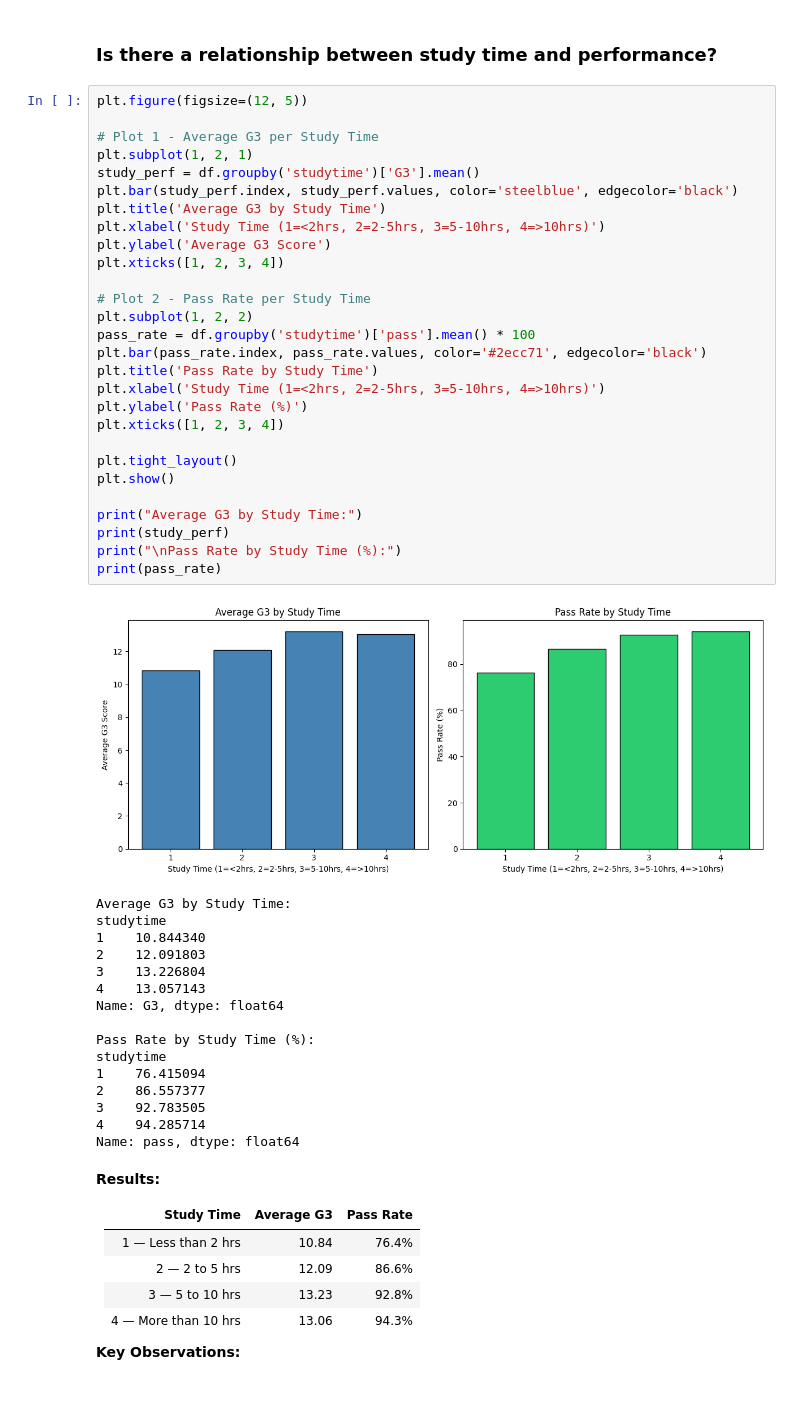
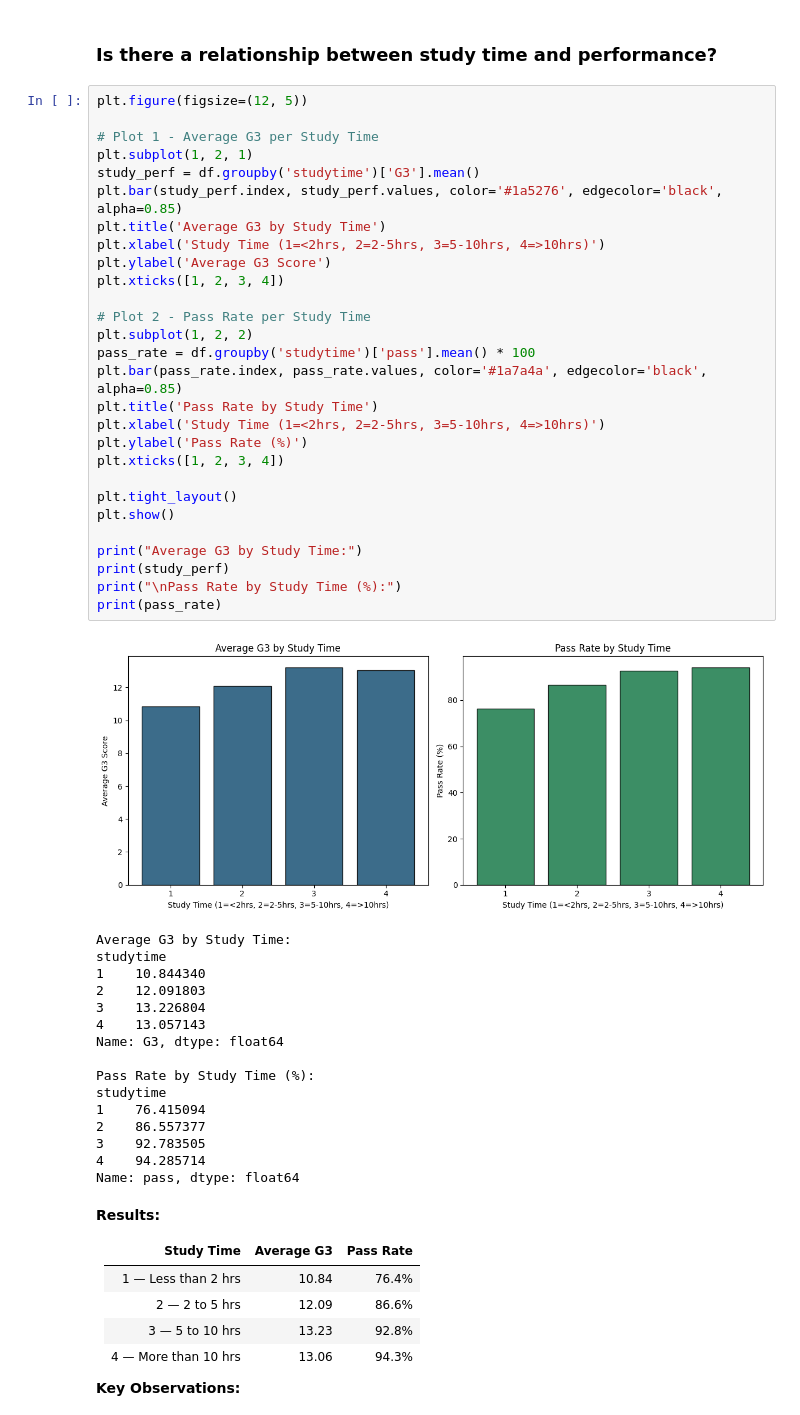
Before and after one commit to Abrar-ul-hasnain/student-performance-predictor, a Jupyter notebook: main.ipynb, the cells around one changed output. Saved outputs shown, nothing was run; the diff lists cells and outputs as text.

```diff
--- a/main.ipynb
+++ b/main.ipynb
@@ -476,33 +546,33 @@ Fail: 100 students
 # %%
 plt.figure(figsize=(12, 5))
 
 # Plot 1 - Average G3 per Study Time
 plt.subplot(1, 2, 1)
 study_perf = df.groupby('studytime')['G3'].mean()
-plt.bar(study_perf.index, study_perf.values, color='steelblue', edgecolor='black')
+plt.bar(study_perf.index, study_perf.values, color='#1a5276', edgecolor='black', alpha=0.85)
 plt.title('Average G3 by Study Time')
 plt.xlabel('Study Time (1=<2hrs, 2=2-5hrs, 3=5-10hrs, 4=>10hrs)')
 plt.ylabel('Average G3 Score')
 plt.xticks([1, 2, 3, 4])
 
 # Plot 2 - Pass Rate per Study Time
 plt.subplot(1, 2, 2)
 pass_rate = df.groupby('studytime')['pass'].mean() * 100
-plt.bar(pass_rate.index, pass_rate.values, color='#2ecc71', edgecolor='black')
+plt.bar(pass_rate.index, pass_rate.values, color='#1a7a4a', edgecolor='black', alpha=0.85)
 plt.title('Pass Rate by Study Time')
 plt.xlabel('Study Time (1=<2hrs, 2=2-5hrs, 3=5-10hrs, 4=>10hrs)')
 plt.ylabel('Pass Rate (%)')
 plt.xticks([1, 2, 3, 4])
 
 plt.tight_layout()
 plt.show()
 
 print("Average G3 by Study Time:")
 print(study_perf)
 print("\nPass Rate by Study Time (%):")
 print(pass_rate)
 # %% [output]
-[figure, old version]
+[figure, new version]
 Average G3 by Study Time:
 studytime
 1    10.844340
```
Also changed, not shown: parts of 15 cells of this notebook, 1 other file.
